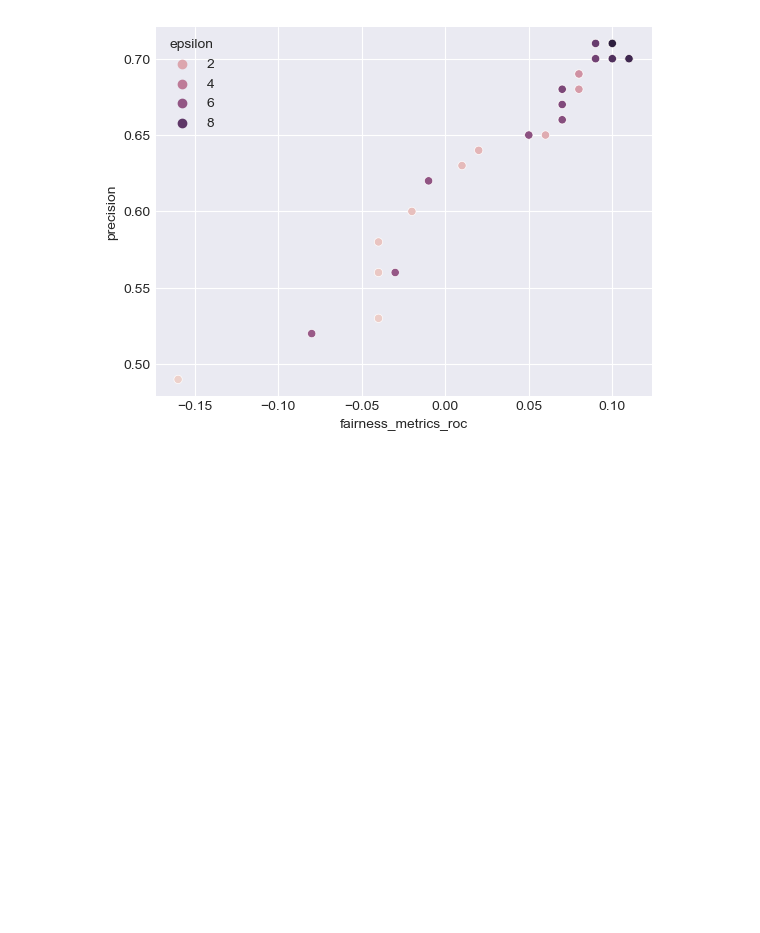
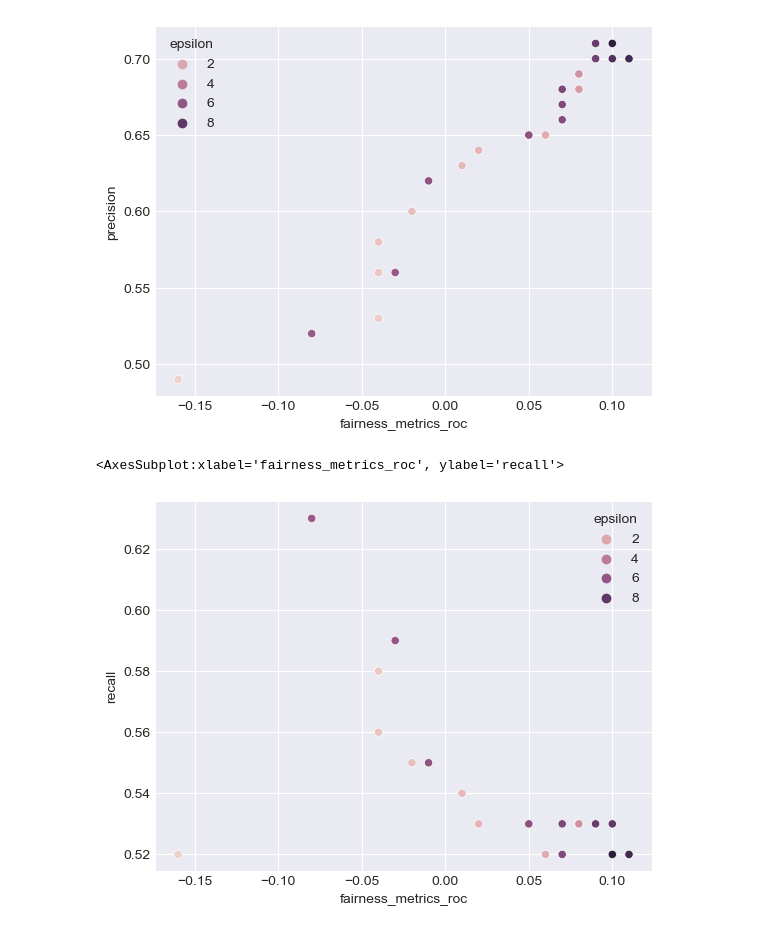
Before and after one commit to RU-Insane/compas-fairness-privacy-tradeoff-analysis, a Jupyter notebook: main/merged/fairness_privacy_merged.ipynb, the cells around one changed output. Cells and saved outputs as stored; diff of their text form; code cells hidden in the pictures; blank space fills up the shorter version.

```diff
--- a/main/merged/fairness_privacy_merged.ipynb
+++ b/main/merged/fairness_privacy_merged.ipynb
@@ -513,3 +534,8 @@ sns.scatterplot(data = df_band,x = 'fairness_metrics_roc', y = 'precision', hue=
 # %% [output]
 <AxesSubplot:xlabel='fairness_metrics_roc', ylabel='precision'>
 [figure]
+# %%
+sns.scatterplot(data = df_band,x = 'fairness_metrics_roc', y = 'recall', hue='epsilon')
+# %% [output]
+<AxesSubplot:xlabel='fairness_metrics_roc', ylabel='recall'>
+[figure, added]
```
Also changed, not shown: parts of 10 cells of this notebook, 1 other file.
